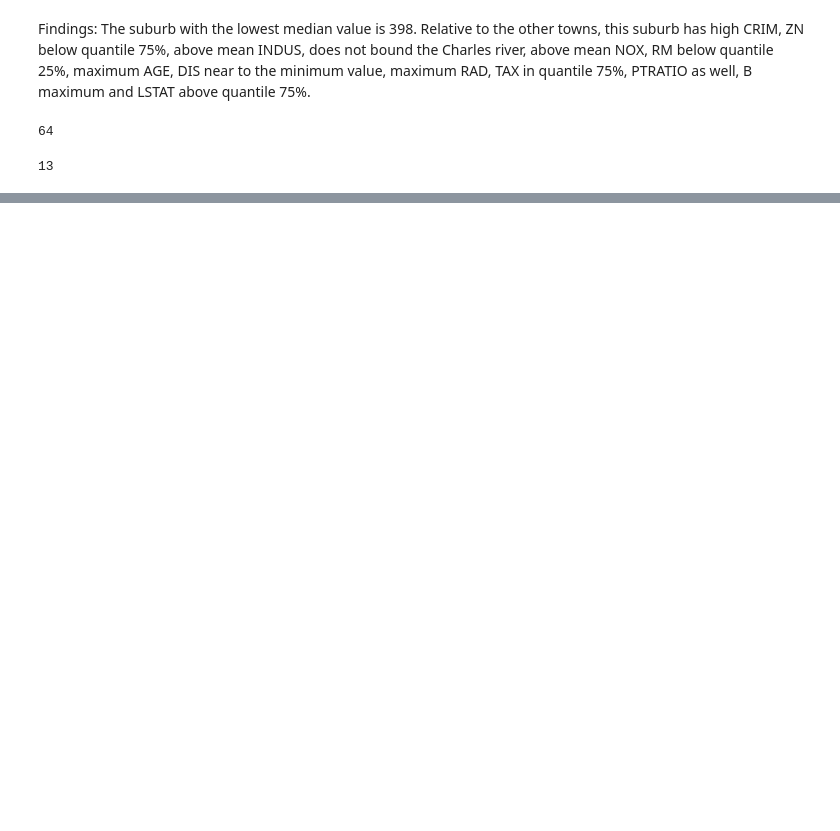
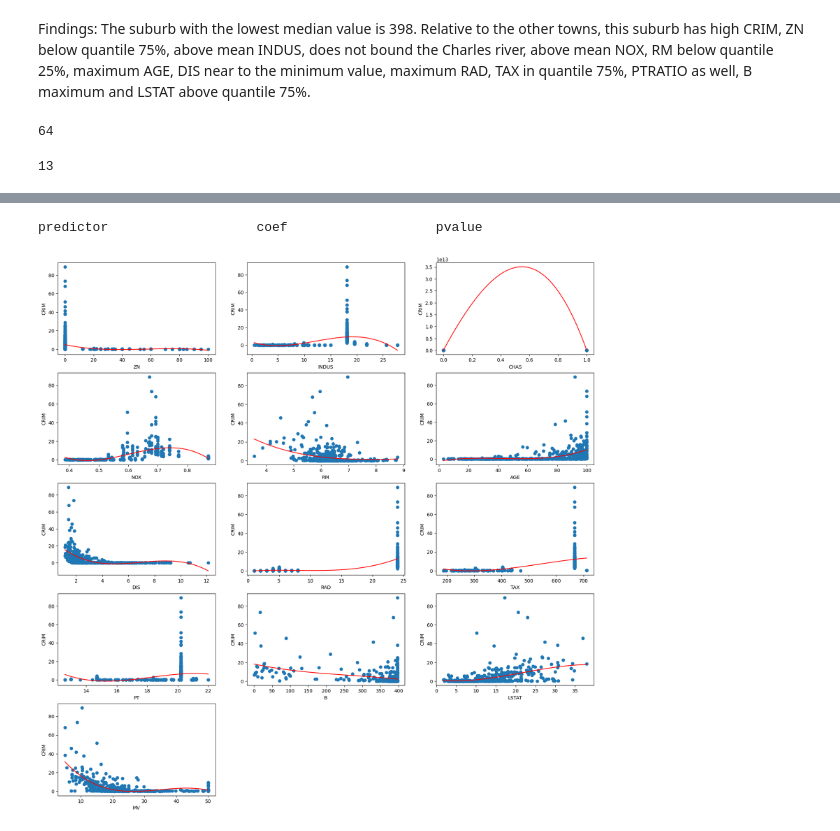
Before and after one commit to MaxBiber/statistics, a Jupyter notebook: boston_notebook.ipynb, the cells around one changed output, grey strips where cells are left out. Drawn from its saved outputs; the diff is of its cells as text; code cells hidden in the pictures; blank space fills up the shorter version.

```diff
--- a/boston_notebook.ipynb
+++ b/boston_notebook.ipynb
@@ -187,0 +298,19 @@ boston.describe()
+# %%
+print("{:>9} {:>22} {:>24}".format("predictor", "coef","pvalue"))
+coefs = {}
+
+plt.figure(figsize=(20, 20))
+
+for i, predictor in enumerate(predictors):
+    model = 'CRIM ~ ' + predictor + " + np.power(" + predictor + ", 2) + np.power(" + predictor + ", 3)"
+    res = smf.ols(formula = model, data=boston).fit()
+    plt.subplot(5,3,i+1)
+    plt.xlabel(predictor)
+    plt.ylabel("CRIM")
+    plt.scatter(boston[predictor], boston['CRIM'])
+    x = np.linspace(min(boston[predictor]),max(boston[predictor]), 100)
+    y = res.params[0] + x*res.params[1]+ res.params[2]*(x**2)+ res.params[3]*(x**3)
+    plt.plot(x, y, color='red')
+# %% [output]
+predictor                   coef                   pvalue
+[figure, added]
```
Also changed, not shown: parts of 14 cells of this notebook.
